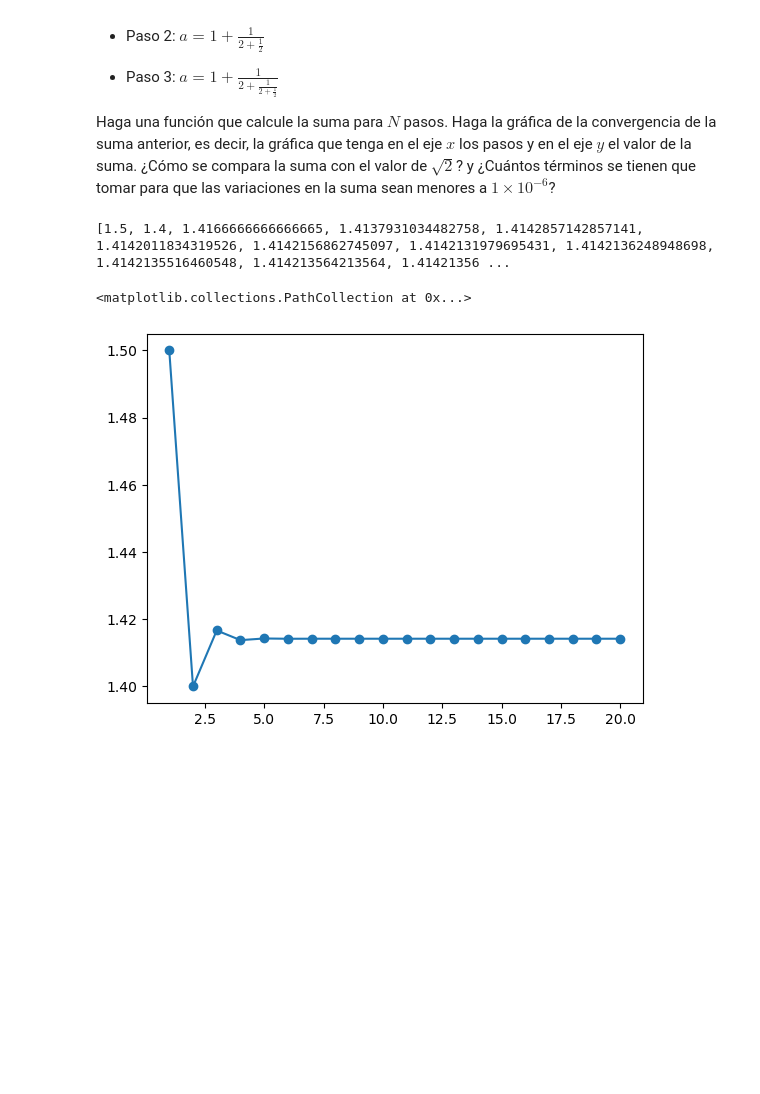
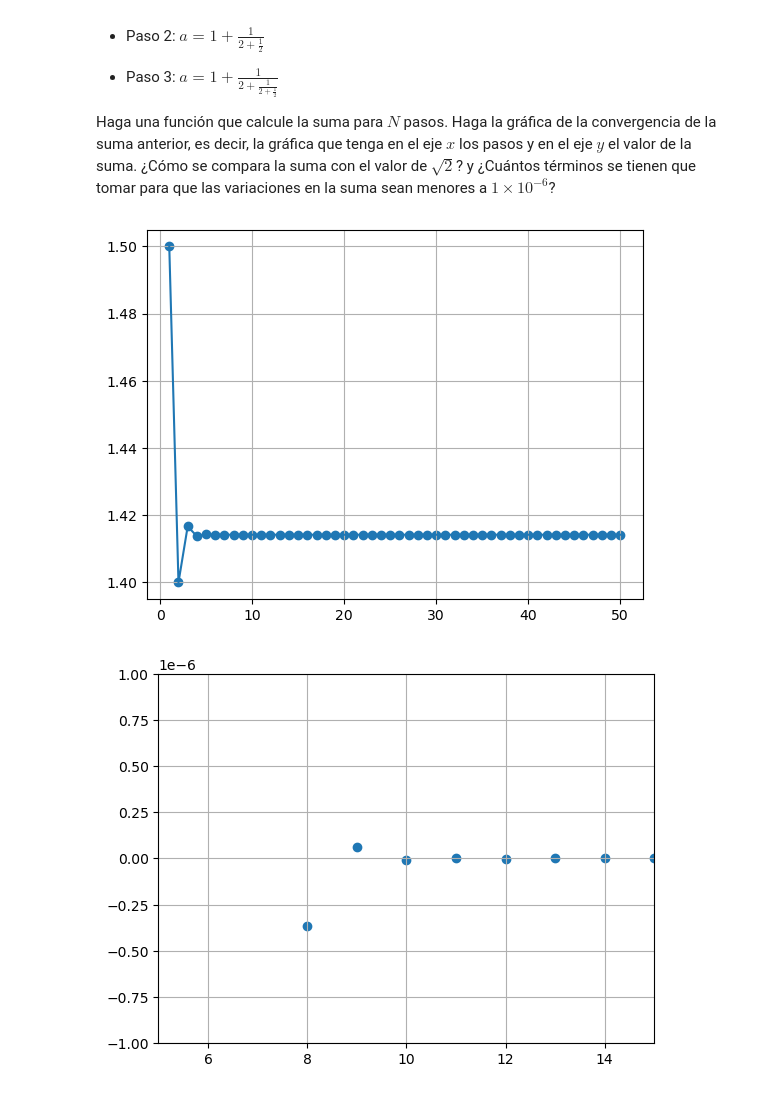
Before and after one commit to ivanraskolnikov/Fisica_Comp_Tareas, a Jupyter notebook: Tarea_examen_1_iván_Márquez_Velázquez.ipynb, the cells around one changed output. Saved outputs shown, nothing was run; the diff lists cells and outputs as text; code cells hidden in the pictures; blank space fills up the shorter version.

```diff
--- a/Tarea_examen_1_iván_Márquez_Velázquez.ipynb
+++ b/Tarea_examen_1_iván_Márquez_Velázquez.ipynb
@@ -80,40 +148,45 @@ Para hacer esta suma, vea lo que sucede con la suma a cada paso. Por ejemplo:
 
 Haga una función que calcule la suma para $N$ pasos. Haga la gráfica de la convergencia de la suma anterior, es decir, la gráfica que tenga en el eje $x$ los pasos y en el eje $y$ el valor de la suma. ¿Cómo se compara la suma con el valor de $\sqrt{2}$? y ¿Cuántos términos se tienen que tomar para que las variaciones en la suma sean menores a $1 \times 10^{-6}$?
 # %%
-"""
-a1 = 1 + (1/2)
-a2 = 1 + 1/(2+(1/2))
-a3 = 1 + 1/(2+(1/(2+(1/2))))
-
-print (a1)
-print (a2)
-print (a3)
-"""
-
 def S(n):
     if n==1:
-        y=1 + (1/2)
+        y=1 + (1/2)     #puse a parte los primeros dos elementos de la sucesión
     elif n==2:
         y=1 + 1/(2+(1/2))
     else:
         m=0
         y=2+(1/2)
-        while m <= n-2:    #le quito dos para que me jale a partir de n=3
+        while m <= n-2:    #le quito dos para que jale a partir de n=3
             y=1/y
             y=2+y
             m = m+1
-        y= y-1
+        y= y-1           # como en el bucle le suma de dos en dos, debo quitarle un uno
     return y
 
 su = []
-for i in range(1,21):
+for i in range(1,51):
     z = S(i)
     su.append(z)
-print(su)
-x = np.linspace(1,20,20)
+
+#grafica de los puntos ()
+x = np.linspace(1,50,50)
+plt.figure(1)
 plt.plot(x,su)
 plt.scatter(x,su)
+plt.grid()
+
+#diferencia
+diferencia = []
+for i in range(1,51):
+    z = S(i)-np.sqrt(2)
+    diferencia.append(z)
+plt.figure(2)
+plt.xlim(5,15)
+plt.ylim(-10**-6,10**-6)
+plt.scatter(x,diferencia)
+plt.grid()
+
+#se observa en la gráfica que es a partir del octavo término que la diferencia entre la suma y la raíz de dos es menor a 1x10^-6
 # %% [output]
-[1.5, 1.4, 1.4166666666666665, 1.4137931034482758, 1.4142857142857141, 1.4142011834319526, 1.4142156862745097, 1.4142131979695431, 1.4142136248948698, 1.4142135516460548, 1.414213564213564, 1.41421356 ...
-<matplotlib.collections.PathCollection at 0x...>
-[figure, old version]
+[figure, new version]
+[figure, added]
```
Also changed, not shown: parts of 2 cells of this notebook.
